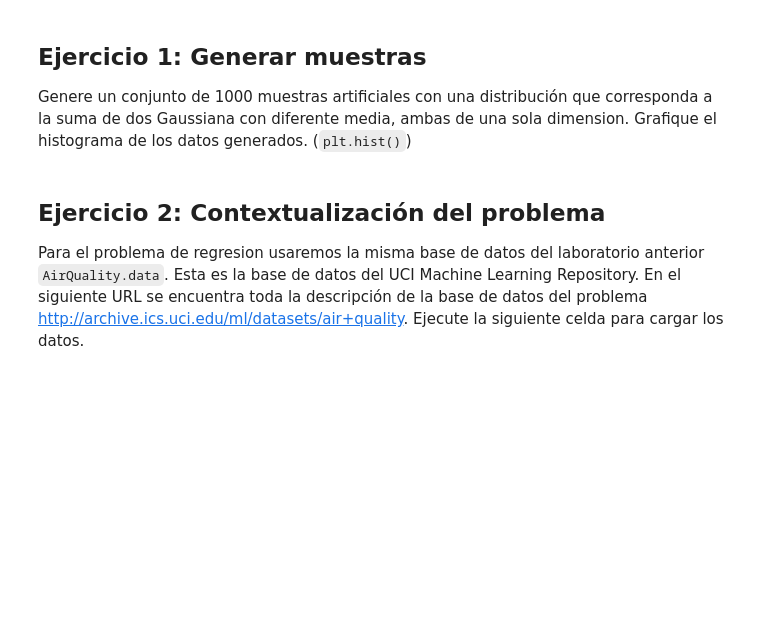
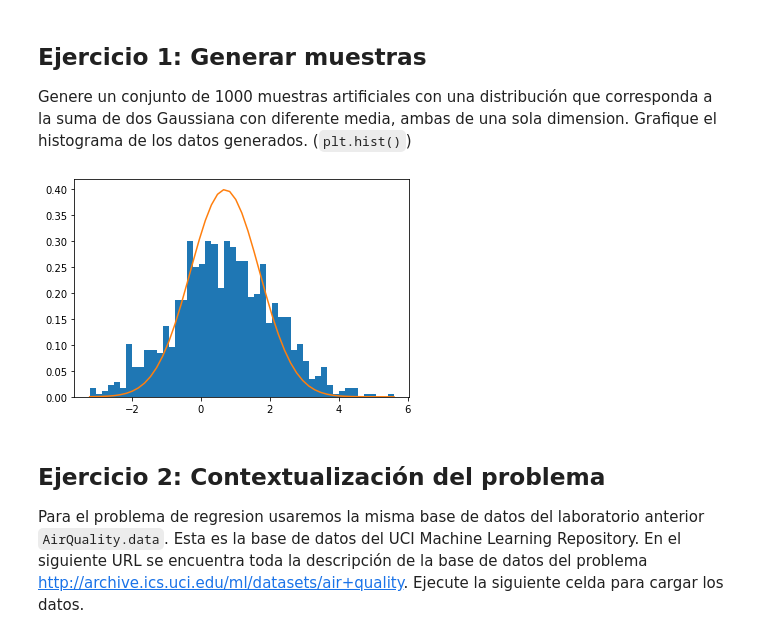
Before and after one commit to kevinmaiden7/ML_IntroductoryCourse, a Jupyter notebook: Labs/Lab_2/Lab_2.1_No_Parametrico.ipynb, the cells around one changed output. Drawn from its saved outputs; the diff is of its cells as text; code cells hidden in the pictures; blank space fills up the shorter version.

```diff
--- a/Labs/Lab_2/Lab_2.1_No_Parametrico.ipynb
+++ b/Labs/Lab_2/Lab_2.1_No_Parametrico.ipynb
@@ -38,6 +38,19 @@ warnings.filterwarnings("always")
 ## Ejercicio 1: Generar muestras
 
 Genere un conjunto de 1000 muestras artificiales con una distribución que corresponda a la suma de dos Gaussiana con diferente media, ambas de una sola dimension. Grafique el histograma de los datos generados. (`plt.hist()`)
+# %%
+mu_1 = 0.3
+mu_2 = 0.4
+sigma = 1
+gaussiana_1 = np.random.normal(mu_1, sigma, 1000)
+gaussiana_2 = np.random.normal(mu_2, sigma, 1000)
+suma = gaussiana_1 + gaussiana_2
+
+count, bins, _ = plt.hist(suma, 50, density = True)
+plt.plot(bins, 1 / (np.sqrt(2 * np.pi) * sigma) * np.exp(-(bins - (mu_1 + mu_2))**2 / (2 * sigma**2)))
+plt.show()
+# %% [output]
+[figure, added]
 # %% [markdown]
 ## Ejercicio 2: Contextualización del problema
 
```
Also changed, not shown: parts of 5 cells of this notebook.
